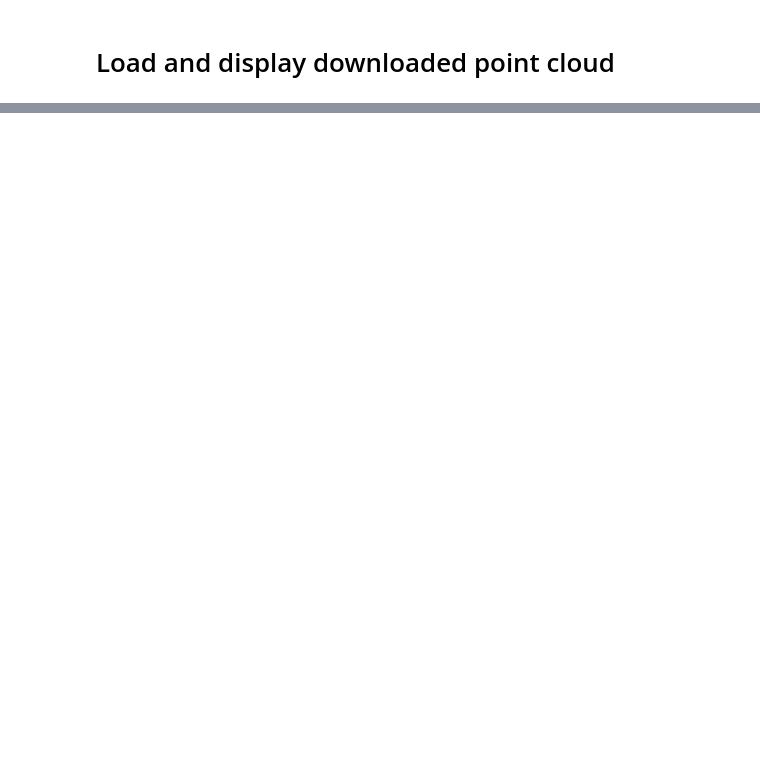
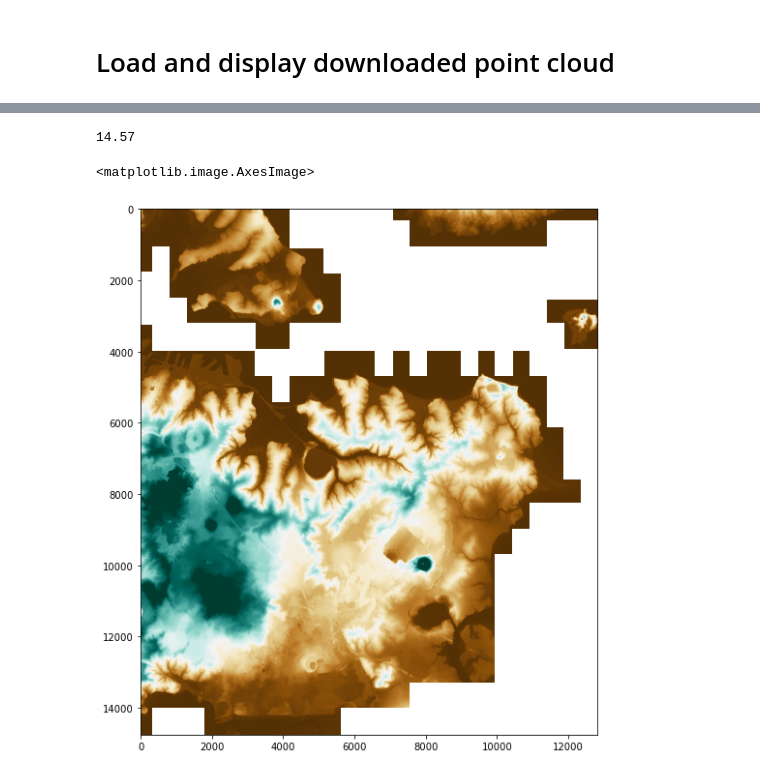
Before and after one commit to GarethPaulBell/wind-simulation, a Jupyter notebook: nbs/00_condition_data.ipynb, the cells around one changed output, grey strips where cells are left out. Saved outputs shown, nothing was run; the diff lists cells and outputs as text; code cells hidden in the pictures; blank space fills up the shorter version.

Commit message:
Read in and display land/sea data

```diff
--- a/nbs/00_condition_data.ipynb
+++ b/nbs/00_condition_data.ipynb
@@ -27,0 +12,38 @@ plt.imshow(raster, cmap='viridis')
+# %%
+raster_files = glob.glob(f"{c_path}/*.tif")
+# %%
+rasters = []
+# %%
+# Open the rasters
+for file in raster_files:
+    src = rasterio.open(file)
+    rasters.append(src)
+# %%
+# Merge rasters
+mosaic, out_trans = merge(rasters)
+# %%
+mosaic[0,20,20]
+# %% [output]
+14.57
+# %%
+ #Set the no-data value (replace with the actual no-data value for your data)
+no_data_value = -9999
+
+# Mask the no-data values
+mosaic_masked = np.ma.masked_where(mosaic[0] == no_data_value, mosaic[0])
+
+# Choose a colormap
+cmap = plt.cm.BrBG
+# Set the 'bad' data (masked data) color to 'white' or any other color
+cmap.set_bad(color='white')
+
+# Plot the masked array with the colormap
+plt.figure(figsize=(10, 10))
+plt.imshow(mosaic_masked, cmap=cmap)
+
+# Optionally, set the color range to the 2nd and 98th percentiles to enhance contrast
+vmin, vmax = np.percentile(mosaic_masked.compressed(), (2, 98))
+plt.imshow(mosaic_masked, cmap=cmap, vmin=vmin, vmax=vmax)
+# %% [output]
+<matplotlib.image.AxesImage>
+[figure, added]
```
Also changed, not shown: parts of 6 cells of this notebook.
